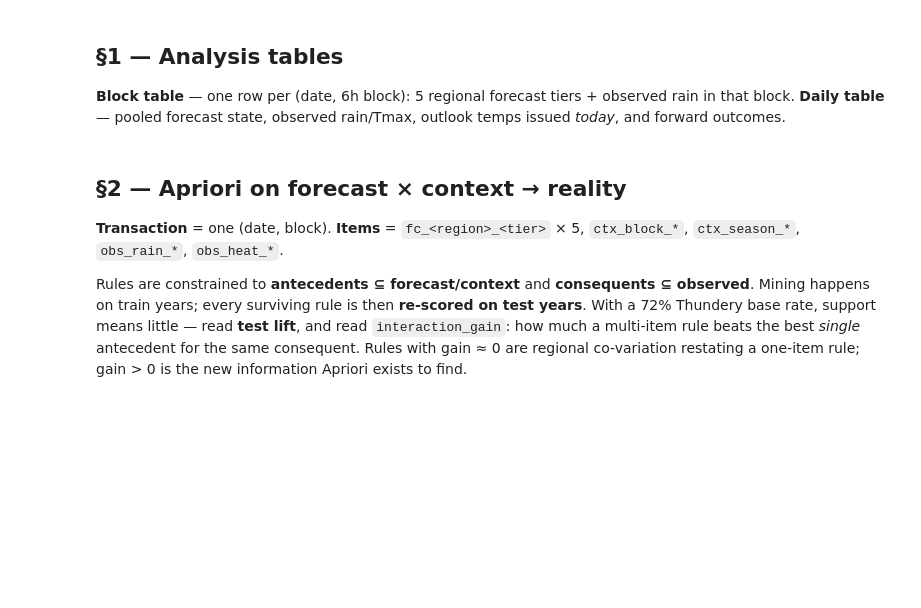
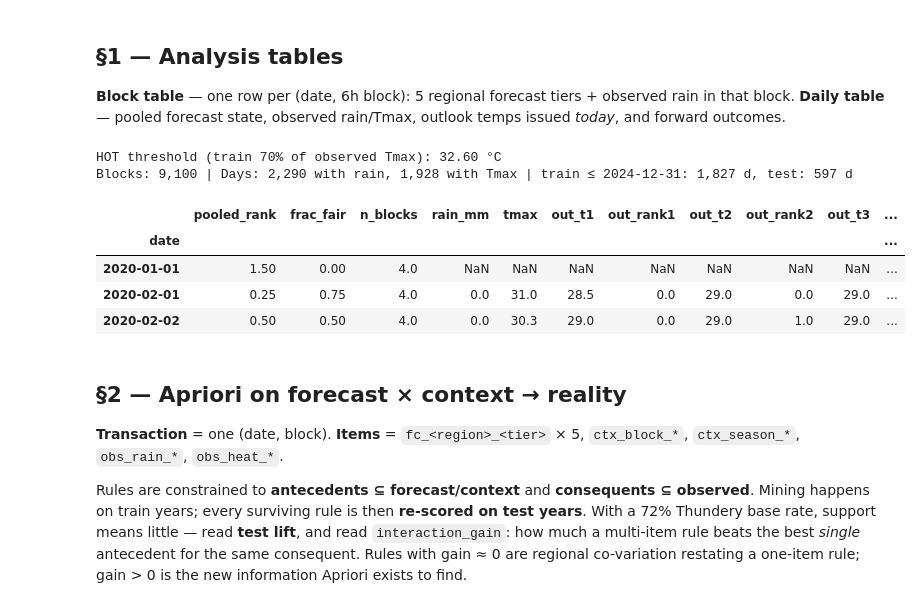
Before and after one commit to Edwinta-dev/OutdoorKoiFYP, a Jupyter notebook: NEA_Data_Analysis/forecast_reality_pipeline.ipynb, the cells around one changed output. Cells and saved outputs as stored; diff of their text form; code cells hidden in the pictures; blank space fills up the shorter version.

```diff
--- a/NEA_Data_Analysis/forecast_reality_pipeline.ipynb
+++ b/NEA_Data_Analysis/forecast_reality_pipeline.ipynb
@@ -240,25 +240,26 @@ outlook = pd.DataFrame({"issue": to_local(o[c["issue_date"]]).dt.normalize(),
 outlook["lead"] = (outlook.target - outlook.issue).dt.days
 outlook = outlook[outlook.lead.between(1, 4)].drop_duplicates(["issue", "lead"], keep="last")
 
-# ---- hourly rain -> Woodlands-cluster mean
-c = COLS["hourly_rain"]; hr = raw["hourly_rain"]; require(hr, [c["timestamp"]], "hourly_rain")
-st = [s for s in RAIN_STATIONS if s in hr.columns]
-if not st:
-    raise KeyError(f"None of {RAIN_STATIONS} in hourly_rain columns")
-hr = hr.assign(_t=to_local(hr[c["timestamp"]]).dt.floor("h"))
-rain_h = hr.groupby("_t")[st].sum(min_count=1).mean(axis=1, skipna=True)
-print("Station hourly coverage:", {s: f"{hr[s].notna().mean():.1%}" for s in st})
+# ---- hourly rain -> Woodlands-cluster mean (raw file is long: one row per date/hour/station)
+c = COLS["hourly_rain"]; hr = raw["hourly_rain"]
+require(hr, [c["date"], c["hour"], c["station"], c["value"]], "hourly_rain")
+hr = hr[hr[c["station"]].isin(RAIN_STATIONS)]
+if hr.empty:
+    raise KeyError(f"None of {RAIN_STATIONS} in hourly_rain station_id values")
+_t = to_local(hr[c["date"]]) + pd.to_timedelta(hr[c["hour"]].astype(int), unit="h")
+hr_wide = hr.assign(_t=_t).pivot_table(index="_t", columns=c["station"], values=c["value"], aggfunc="mean")
+st = [s for s in RAIN_STATIONS if s in hr_wide.columns]
+rain_h = hr_wide[st].mean(axis=1, skipna=True)
+print("Station hourly coverage:", {s: f"{hr_wide[s].notna().mean():.1%}" for s in st})
 
-# ---- observed temperature -> hourly mean
-temp_h = None
+# ---- observed temperature -> daily Tmax (daily_climate.csv is already a daily summary)
+tmax_daily = None
 if raw["obs_temp"] is not None:
     c = COLS["obs_temp"]; ot = raw["obs_temp"]; require(ot, c.values(), "obs_temp")
-    if TEMP_STATIONS:
-        ot = ot[ot[c["station"]].isin(TEMP_STATIONS)]
-    temp_h = ot.assign(_t=to_local(ot[c["timestamp"]]).dt.floor("h")).groupby("_t")[c["value"]].mean()
+    tmax_daily = ot.assign(_d=to_local(ot[c["date"]]).dt.normalize()).set_index("_d")[c["tmax"]]
 
 print(f"periods {periods.index.get_level_values(0).min().date()} → {periods.index.get_level_values(0).max().date()} "
       f"({len(periods):,} block-rows) | outlook {len(outlook):,} rows | rain {len(rain_h):,} h | "
-      f"temp {0 if temp_h is None else len(temp_h):,} h")
+      f"temp {0 if tmax_daily is None else len(tmax_daily):,} d")
 print("Tier share (native periods resolution):",
       (periods.stack().value_counts(normalize=True).reindex(TIERS) * 100).round(1).to_dict())
@@ -328,39 +333,45 @@ daily = daily.join(day_rain.rename("rain_mm"), how="left")
 full_idx = pd.date_range(daily.index.min(), daily.index.max(), freq="D")
 daily = daily.reindex(full_idx); daily.index.name = "date"      # contiguous, so shifts = calendar days
 
-if temp_h is not None:
-    tmax = temp_h.groupby(temp_h.index.normalize()).max()
-    tmax[temp_h.groupby(temp_h.index.normalize()).count() < MIN_HOURS_DAY] = np.nan
-    daily = daily.join(tmax.rename("tmax"))
+if tmax_daily is not None:
+    daily = daily.join(tmax_daily.rename("tmax"))
 else:
     daily["tmax"] = np.nan
 
 for L in range(1, 5):
     s = outlook[outlook.lead == L].set_index("issue")
     daily[f"out_t{L}"] = s["temp_mid"].reindex(daily.index)
     daily[f"out_rank{L}"] = s["tier"].map(TIER_RANK).reindex(daily.index)
 daily["outlook_temp_ahead"] = daily[[f"out_t{L}" for L in range(1, 5)]].mean(axis=1)
 
 train = daily.index <= TRAIN_END; test = ~train
 HOT_THR = daily.loc[train, "tmax"].quantile(HOT_QUANTILE)
 daily["hot"] = np.where(daily.tmax.notna(), (daily.tmax >= HOT_THR).astype(float), np.nan)
 daily["tmax_3d"] = daily.tmax.rolling(3, min_periods=2).mean()
 daily["rain_prev"] = daily.rain_mm.shift(1)
 daily["rain_7d"] = daily.rain_mm.rolling(7, min_periods=5).sum()
 daily["rain_next3"] = sum(daily.rain_mm.shift(-k) for k in (1, 2, 3))
 daily["hot_next3"] = pd.concat([daily.hot.shift(-k) for k in (1, 2, 3)], axis=1).max(axis=1, skipna=False)
 daily["rain_bucket"] = pd.cut(daily.rain_mm, DAILY_RAIN_BINS, labels=DAILY_RAIN_LABELS)
 daily["fc_tier"] = daily.pooled_rank.round().map(lambda r: TIERS[int(r)] if pd.notna(r) else np.nan)
 daily["season"] = season(daily.index)
 daily["year"] = daily.index.year
 
 # block rows get the day-level heat outcome (observed)
 blocks = blocks.join(daily["hot"], on="date")
 
 print(f"HOT threshold (train {HOT_QUANTILE:.0%} of observed Tmax): {HOT_THR:.2f} °C")
 print(f"Blocks: {len(blocks):,} | Days: {daily.rain_mm.notna().sum():,} with rain, "
       f"{daily.tmax.notna().sum():,} with Tmax | train ≤ {TRAIN_END.date()}: {train.sum():,} d, test: {test.sum():,} d")
 daily.dropna(subset=["pooled_rank"]).head(3)
+# %% [output]
+HOT threshold (train 70% of observed Tmax): 32.60 °C
+Blocks: 9,100 | Days: 2,290 with rain, 1,928 with Tmax | train ≤ 2024-12-31: 1,827 d, test: 597 d
+|  | pooled_rank | frac_fair | n_blocks | rain_mm | tmax | out_t1 | out_rank1 | out_t2 | out_rank2 | out_t3 | ... |
+| date |  |  |  |  |  |  |  |  |  |  | ... |
+| 2020-01-01 | 1.50 | 0.00 | 4.0 | NaN | NaN | NaN | NaN | NaN | NaN | NaN | ... |
+| 2020-02-01 | 0.25 | 0.75 | 4.0 | 0.0 | 31.0 | 28.5 | 0.0 | 29.0 | 0.0 | 29.0 | ... |
+| 2020-02-02 | 0.50 | 0.50 | 4.0 | 0.0 | 30.3 | 29.0 | 0.0 | 29.0 | 1.0 | 29.0 | ... |
 # %% [markdown]
 ## §2 — Apriori on forecast × context → reality
 
```
Also changed, not shown: parts of 10 cells of this notebook, 6 other files.
